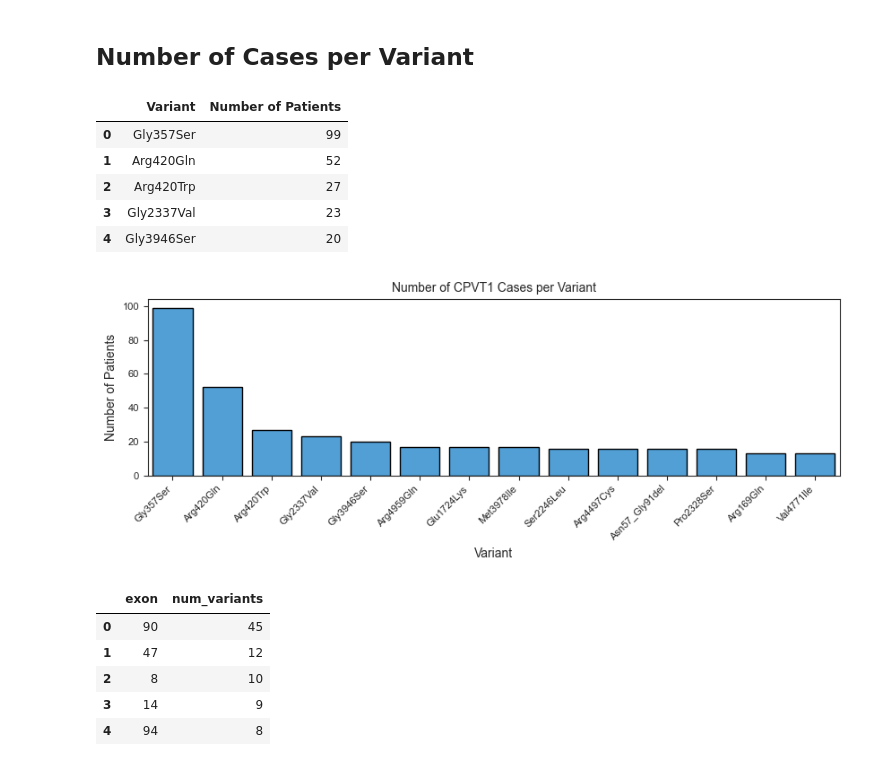
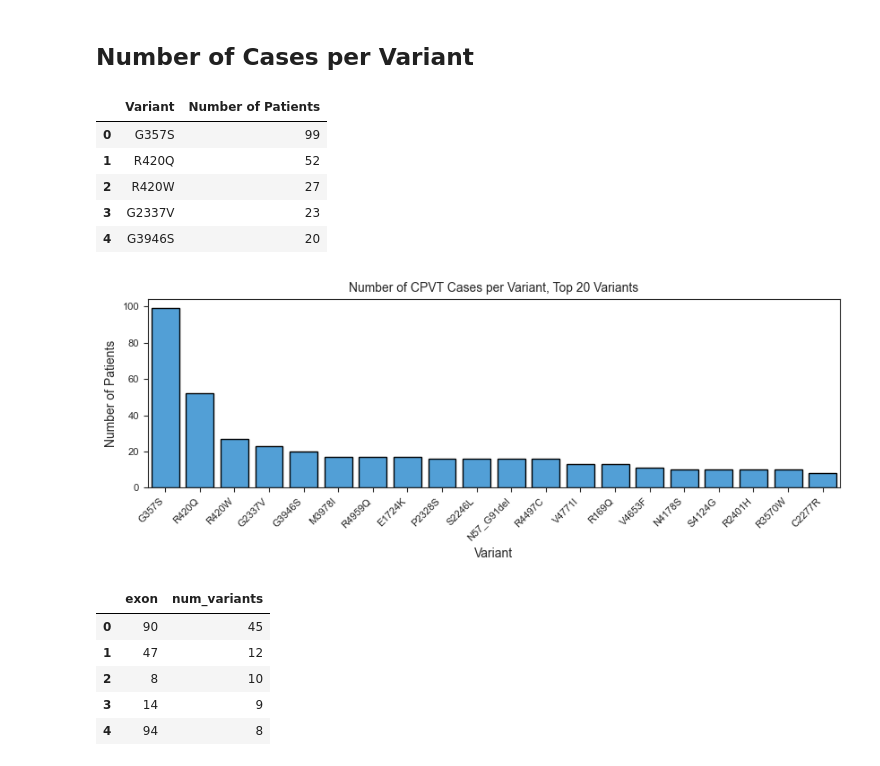
Before and after one commit to alexdaiii/cpvt_database_analysis, a Jupyter notebook: notebooks/analysis_1.ipynb, the cells around one changed output. Drawn from its saved outputs; the diff is of its cells as text; code cells hidden in the pictures.

```diff
--- a/notebooks/analysis_1.ipynb
+++ b/notebooks/analysis_1.ipynb
@@ -699,3 +731,5 @@ sns.set_style("ticks")
+# %%
+parser = Parser()
 # %% [markdown]
 ## Number of Cases per Variant
 # %%
@@ -710,29 +744,36 @@ num_cases_per_mutation = pd.read_sql("""
         SELECT cpvt.individual_id
         FROM cpvt_patients_v cpvt
     )
+    AND sv.p_hgvs_string IS NOT NULL
     GROUP BY sv.p_hgvs_string
     ORDER BY count DESC
-    LIMIT 15
+    LIMIT 20
 """, engine)
 num_cases_per_mutation.rename(
     columns={"p_hgvs_string": "Variant", "count": "Number of Patients"},
     inplace=True
 )
-# srrip off everything before the first :
-num_cases_per_mutation["Variant"] = num_cases_per_mutation["Variant"].str.split(
-    ":").str[-1]
-# strip the p.
-num_cases_per_mutation["Variant"] = num_cases_per_mutation["Variant"].str.strip(
-    "p."
-).str.strip("(").str.strip(")")
+
+num_cases_per_mutation["Variant"] = num_cases_per_mutation["Variant"].apply(
+    lambda x: to_aa1(parser.parse_hgvs_variant(x))
+)
+#
+# # srrip off everything before the first :
+# num_cases_per_mutation["Variant"] = num_cases_per_mutation["Variant"].str.split(
+#     ":").str[-1]
+# # strip the p.
+# num_cases_per_mutation["Variant"] = num_cases_per_mutation["Variant"].str.strip(
+#     "p."
+# ).str.strip("(").str.strip(")")
+
 num_cases_per_mutation.head()
 # %% [output]
 |  | Variant | Number of Patients |
-| 0 | Gly357Ser | 99 |
-| 1 | Arg420Gln | 52 |
-| 2 | Arg420Trp | 27 |
-| 3 | Gly2337Val | 23 |
-| 4 | Gly3946Ser | 20 |
+| 0 | G357S | 99 |
+| 1 | R420Q | 52 |
+| 2 | R420W | 27 |
+| 3 | G2337V | 23 |
+| 4 | G3946S | 20 |
 # %%
 from typing import Literal
 
@@ -768,32 +809,32 @@ def save_current_plot(name: str):
 # %%
 FIG_2_SIZE = (8.5, 3.4)
 
 plt.figure(figsize=FIG_2_SIZE)
 sns.barplot(
     data=num_cases_per_mutation,
     x="Variant",
     y="Number of Patients",
     color=sns.color_palette("husl", 9)[6],
     legend=False,
     edgecolor="black",  # Specify the color of the border
 )
 # plt.title("Number of CPVT1 Cases per Variant")
 # plt.xticks(rotation=45, ha="right")  # Rotate labels by 45 degrees
 # plt.tight_layout()  # Adjust layout to make room for the rotated labels
 
 set_figure_size(
     "Variant",
     "Number of Patients",
-    "Number of CPVT1 Cases per Variant",
+    "Number of CPVT Cases per Variant, Top 20 Variants",
     x_tick_rotation=45,
     x_tick_ha="right",
 )
 
 save_current_plot("num_cases_per_variant")
 
 plt.show()  # Display the plot
 # %% [output]
-[figure, old version]
+[figure, new version]
 # %%
 ## Number of Variants per Exon (Missense variants only since there are fs mutations that basically span the entire gene)
 variants_view = pd.read_sql(
```
Also changed, not shown: parts of 3 cells of this notebook, 4 other files.
